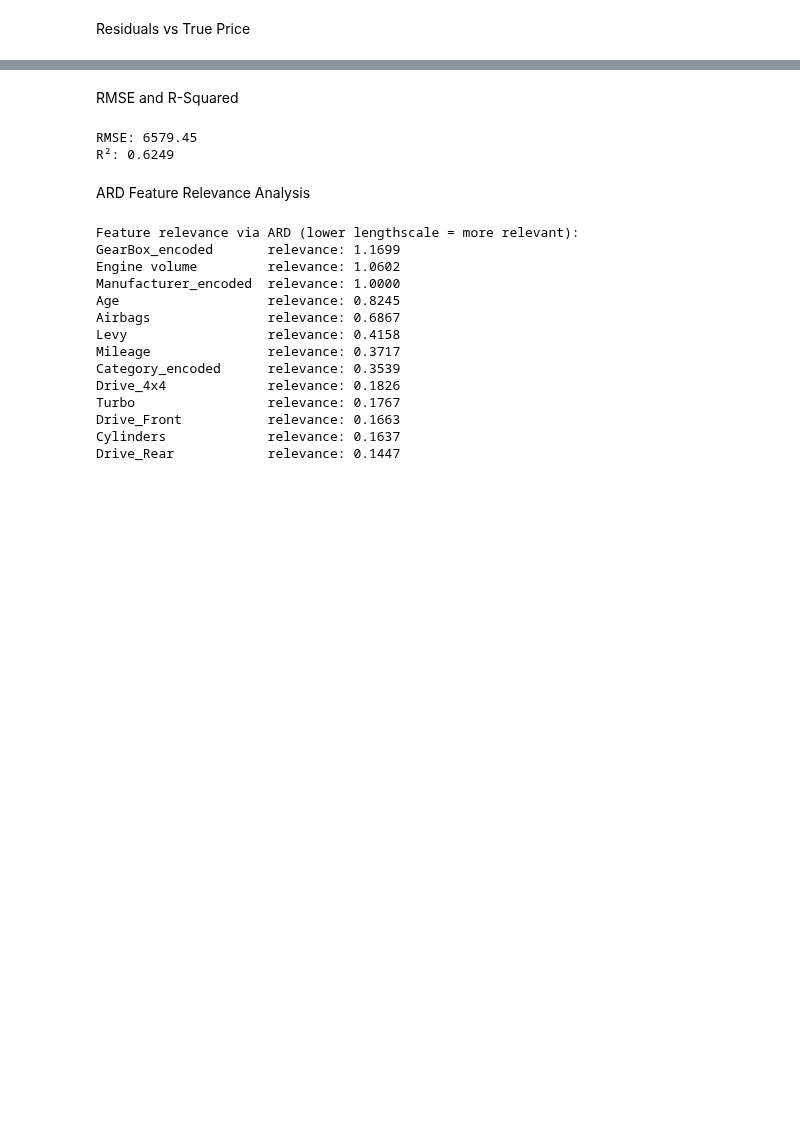
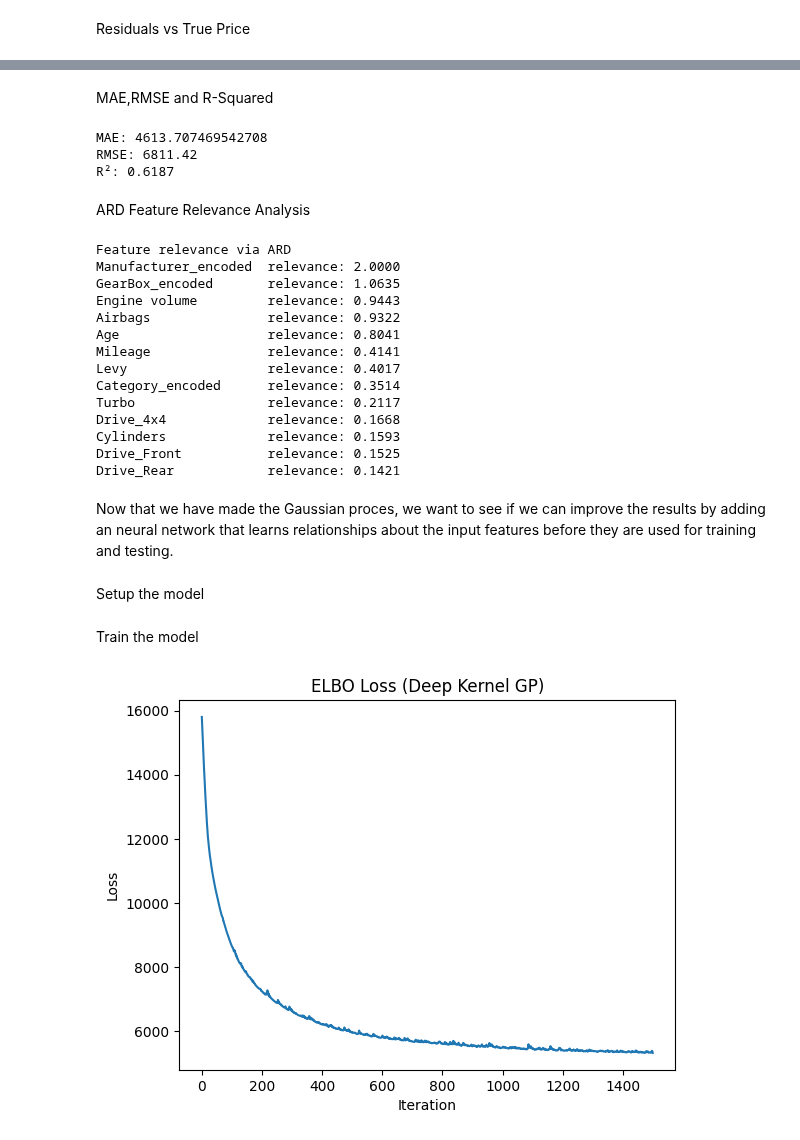
Before and after one commit to Harborg1/Model-Based-ML, a Jupyter notebook: model_based_ml_project.ipynb, the cells around one changed output, grey strips where cells are left out. Saved outputs shown, nothing was run; the diff lists cells and outputs as text; code cells hidden in the pictures; blank space fills up the shorter version.

```diff
--- a/model_based_ml_project.ipynb
+++ b/model_based_ml_project.ipynb
@@ -1673,18 +1658,19 @@ plt.show()
 # %% [markdown]
-RMSE and R-Squared
+MAE,RMSE and R-Squared
 # %%
 
 from sklearn.metrics import mean_squared_error, r2_score
 import numpy as np
-
 rmse = np.sqrt(mean_squared_error(true_price, pred_price))
 r2 = r2_score(true_price, pred_price)
 
+print("MAE:",mae)
 print(f"RMSE: {rmse:.2f}")
 print(f"R²: {r2:.4f}")
 # %% [output]
-RMSE: 6579.45
-R²: 0.6249
+MAE: 4613.707469542708
+RMSE: 6811.42
+R²: 0.6187
 # %% [markdown]
 ARD Feature Relevance Analysis
 # %%
@@ -1693,21 +1679,26 @@ ARD Feature Relevance Analysis
 lengthscales = kernel.lengthscale.detach().cpu().numpy().flatten()
 relevance = 1 / lengthscales
 
-print("\nFeature relevance via ARD (lower lengthscale = more relevant):")
+print("\nFeature relevance via ARD")
 for feat, score in sorted(zip(feature_cols, relevance), key=lambda x: -x[1]):
     print(f"{feat:20s}  relevance: {score:.4f}")
 # %% [output]
-Feature relevance via ARD (lower lengthscale = more relevant):
-GearBox_encoded       relevance: 1.1699
-Engine volume         relevance: 1.0602
-Manufacturer_encoded  relevance: 1.0000
-Age                   relevance: 0.8245
-Airbags               relevance: 0.6867
-Levy                  relevance: 0.4158
-Mileage               relevance: 0.3717
-Category_encoded      relevance: 0.3539
-Drive_4x4             relevance: 0.1826
-Turbo                 relevance: 0.1767
-Drive_Front           relevance: 0.1663
-Cylinders             relevance: 0.1637
-Drive_Rear            relevance: 0.1447
+Feature relevance via ARD
+Manufacturer_encoded  relevance: 2.0000
+GearBox_encoded       relevance: 1.0635
+Engine volume         relevance: 0.9443
+Airbags               relevance: 0.9322
+Age                   relevance: 0.8041
+Mileage               relevance: 0.4141
+Levy                  relevance: 0.4017
+Category_encoded      relevance: 0.3514
+Turbo                 relevance: 0.2117
+Drive_4x4             relevance: 0.1668
+Cylinders             relevance: 0.1593
+Drive_Front           relevance: 0.1525
+Drive_Rear            relevance: 0.1421
+# %% [markdown]
+Now that we have made the Gaussian proces, we want to see if we can improve the results by adding an neural network that learns relationships about the
+input features before they are used for training and testing.
+# %% [markdown]
+Setup the model
@@ -1713,0 +1758,14 @@ Drive_Rear            relevance: 0.1447
+# %% [markdown]
+Train the model
+# %%
+
+# Train
+losses = gp.util.train(vsgp, num_steps=1500)
+plt.plot(losses)
+plt.title("ELBO Loss (Deep Kernel GP)")
+plt.xlabel("Iteration")
+plt.ylabel("Loss")
+fig.savefig(r'images\GP\ELBO_Deep_Kernel_GP.png', bbox_inches='tight')
+plt.show()
+# %% [output]
+[figure, added]
```
Also changed, not shown: parts of 39 cells of this notebook, 16 other files.
